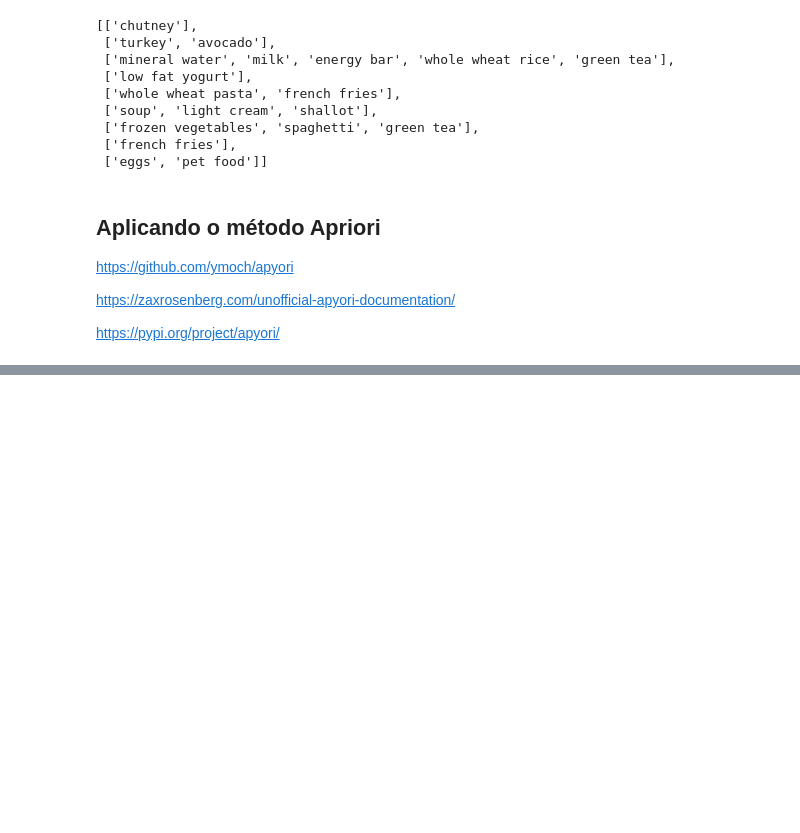
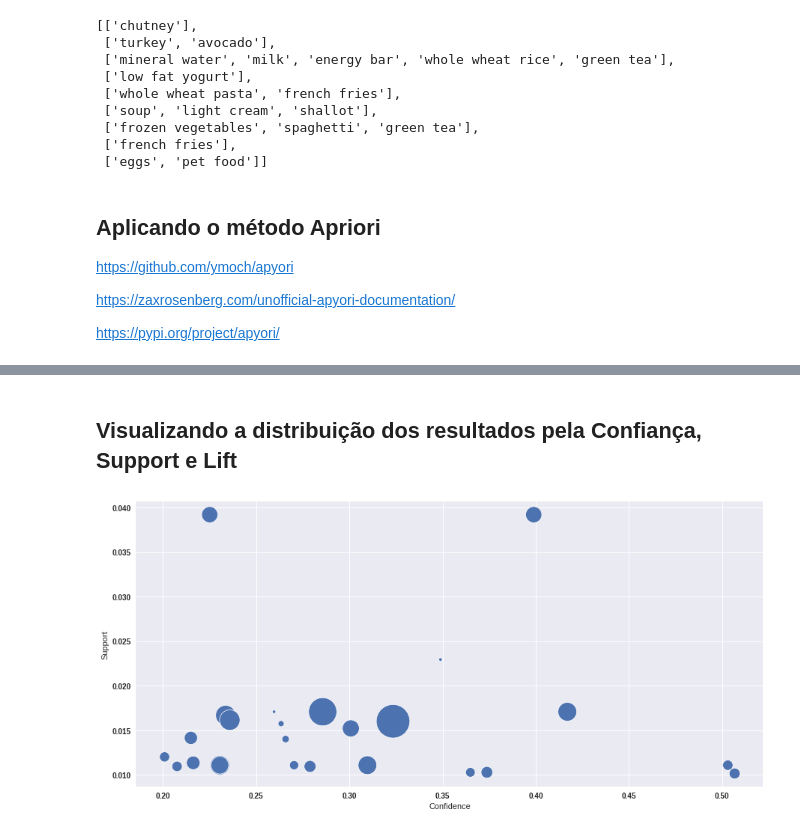
Before and after one commit to bruno-curta/fiap-live-class-mb-analysis, a Jupyter notebook: live_class_market_basket_analysis.ipynb, the cells around one changed output, grey strips where cells are left out. Cells and saved outputs as stored; diff of their text form; code cells hidden in the pictures; blank space fills up the shorter version.

```diff
--- a/live_class_market_basket_analysis.ipynb
+++ b/live_class_market_basket_analysis.ipynb
@@ -484,0 +414,20 @@ d
+# %%
+ItemBase = []
+ItemAdd = []
+Support = []
+Confidence = []
+Lift = []
+
+for i in results:
+
+    relacao = i[2]
+
+    for r in range(len(relacao)):
+        ItemBase.append(relacao[r][0])
+        ItemAdd.append(relacao[r][1])
+        Support.append(i[1])
+        Confidence.append(relacao[r][2])
+        Lift.append(relacao[r][3])
+
+dict = {'ItemBase': ItemBase, 'ItemAdd':ItemAdd, 'Support': Support, 'Confidence': Confidence, "Lift": Lift}
+apriori_df_results = pd.DataFrame(dict)
@@ -484,0 +454,8 @@ d
+# %% [markdown]
+## Visualizando a distribuição dos resultados pela Confiança, Support e Lift
+# %%
+plt.figure(figsize=(15,7))
+sns.scatterplot(data=apriori_df_results, x="Confidence", y="Support", size="Lift", legend=False, sizes=(20, 2000))
+plt.show()
+# %% [output]
+[figure, added]
```
Also changed, not shown: parts of 24 cells of this notebook.
